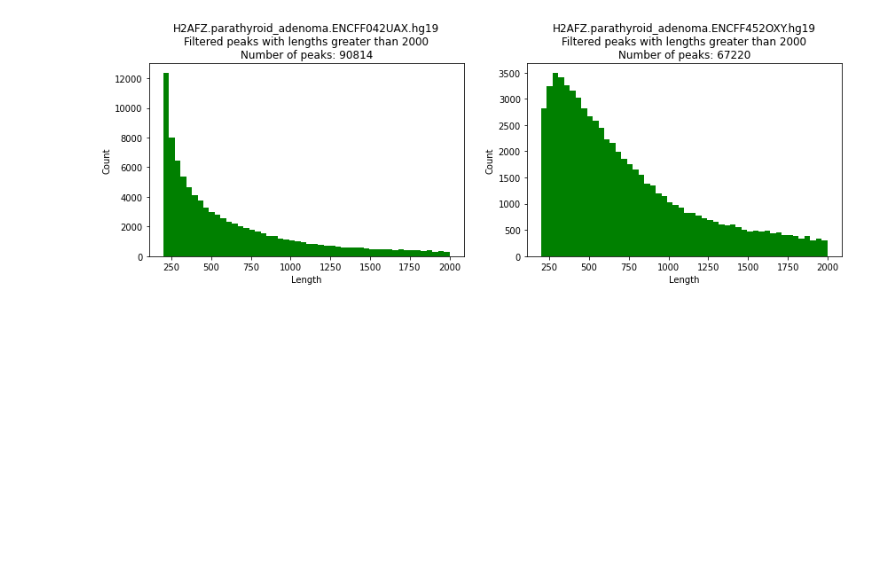
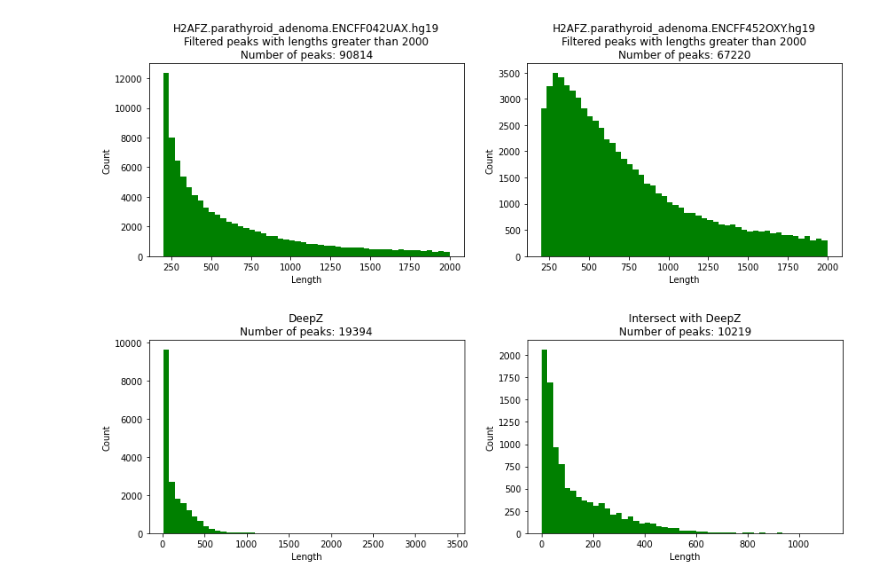
Before and after one commit to sizovk/hse21_H2AFZ_ZDNA_human, a Jupyter notebook: src/main.ipynb, the cells around one changed output. Saved outputs shown, nothing was run; the diff lists cells and outputs as text; code cells hidden in the pictures; blank space fills up the shorter version.

```diff
--- a/src/main.ipynb
+++ b/src/main.ipynb
@@ -72,3 +72,29 @@ plt.show()
 # %%
 df_1[lens_1 < filter_length].to_csv("../data/H2AFZ.parathyroid_adenoma.ENCFF042UAX.hg19.filtered.bed", index=None, header=None, sep="\t")
 df_2[lens_2 < filter_length].to_csv("../data/H2AFZ.parathyroid_adenoma.ENCFF452OXY.hg19.filtered.bed", index=None, header=None, sep="\t")
+# %%
+df_zdna = pd.read_csv(f"../data/DeepZ.bed", header=None, sep="\t")
+df_intersect = pd.read_csv(f"../data/H2AFZ.parathyroid_adenoma.intersect_with_DeepZ.bed", header=None, sep="\t")
+# %%
+len_zdna = df_zdna[2] - df_zdna[1]
+len_intersect = df_intersect[2] - df_intersect[1]
+# %%
+plt.figure(figsize=(14, 4))
+
+plt.subplot(1, 2, 1)
+plt.hist(len_zdna, color="green", bins=50)
+plt.xlabel("Length")
+plt.ylabel("Count")
+plt.title(f"DeepZ\nNumber of peaks: {len(len_zdna)}")
+
+plt.subplot(1, 2, 2)
+plt.hist(len_intersect, color="green", bins=50)
+plt.xlabel("Length")
+plt.ylabel("Count")
+plt.title(f"Intersect with DeepZ\nNumber of peaks: {len(len_intersect)}")
+
+plt.savefig("../images/zdna_len_hist.png", format="png")
+
+plt.show()
+# %% [output]
+[figure, added]
```
Also changed, not shown: 1 other file.
